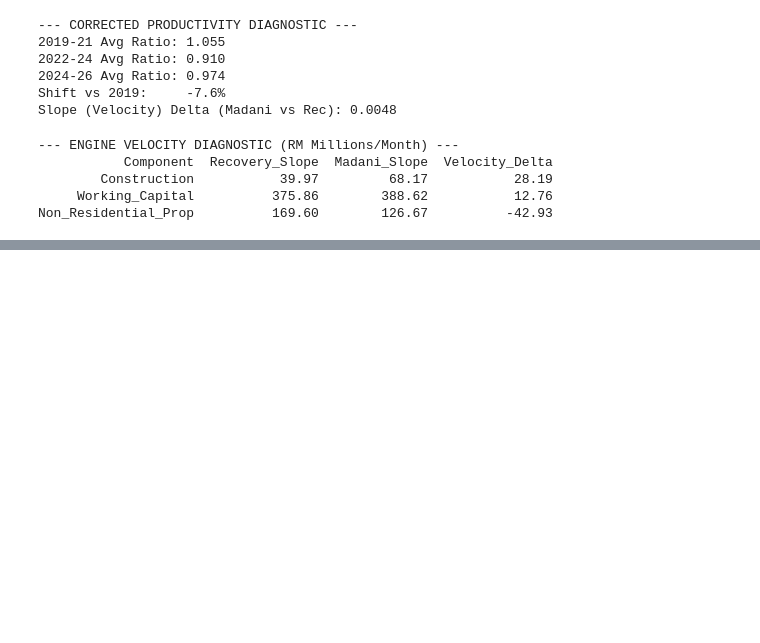
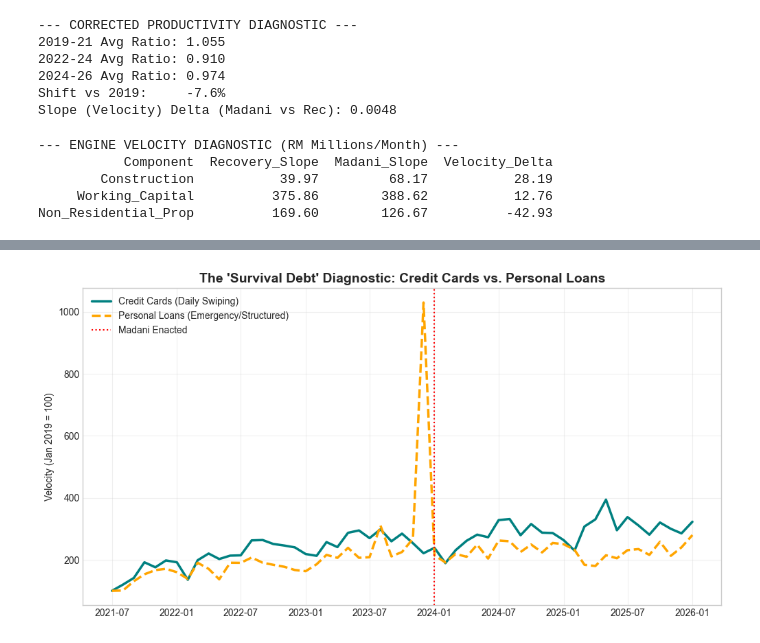
Before and after one commit to SJEGoh/Regional-Project, a Jupyter notebook: report.ipynb, the cells around one changed output, grey strips where cells are left out. Drawn from its saved outputs; the diff is of its cells as text; code cells hidden in the pictures; blank space fills up the shorter version.

Commit message:
Further analysis into credit spending

```diff
--- a/report.ipynb
+++ b/report.ipynb
@@ -3284,0 +3382,35 @@ Non_Residential_Prop          169.60        126.67          -42.93
+# %%
+
+# Assuming df_1_12_fixed is already processed from your code
+# 1. Filter for 2019 onwards
+df_compare = df_1_12_fixed[df_1_12_fixed.index >= '2019-01-01'].copy()
+
+# 2. Normalize to Jan 2019 = 100
+# This allows us to compare the VELOCITY of two different scales
+cc_base = df_compare['Loans_Approved_Credit_Cards'].iloc[0]
+pl_base = df_compare['Loans_Approved_Personal_Use_Total'].iloc[0]
+
+df_compare['CC_Velocity'] = (df_compare['Loans_Approved_Credit_Cards'] / cc_base) * 100
+df_compare['PL_Velocity'] = (df_compare['Loans_Approved_Personal_Use_Total'] / pl_base) * 100
+
+# 3. Plotting the "Debt Driver" Diagnostic
+plt.figure(figsize=(12, 6))
+
+plt.plot(df_compare.index, df_compare['CC_Velocity'],
+         label='Credit Cards (Daily Swiping)', color='teal', linewidth=2.5)
+plt.plot(df_compare.index, df_compare['PL_Velocity'],
+         label='Personal Loans (Emergency/Structured)', color='orange', linewidth=2.5, linestyle='--')
+
+# Highlight the Madani Era Start
+plt.axvline(pd.Timestamp('2024-01-01'), color='red', linestyle=':', label='Madani Enacted')
+
+plt.title("The 'Survival Debt' Diagnostic: Credit Cards vs. Personal Loans", fontsize=14, fontweight='bold')
+plt.ylabel("Velocity (Jan 2019 = 100)")
+plt.legend(loc='upper left')
+plt.grid(True, alpha=0.3)
+
+# Save the diagnostic data for your report
+df_compare[['CC_Velocity', 'PL_Velocity']].to_csv('debt_velocity_check.csv')
+plt.savefig('debt_driver_diagnostic.png')
+# %% [output]
+[figure, added]
```
Also changed, not shown: parts of 6 cells of this notebook, 3 other files.
